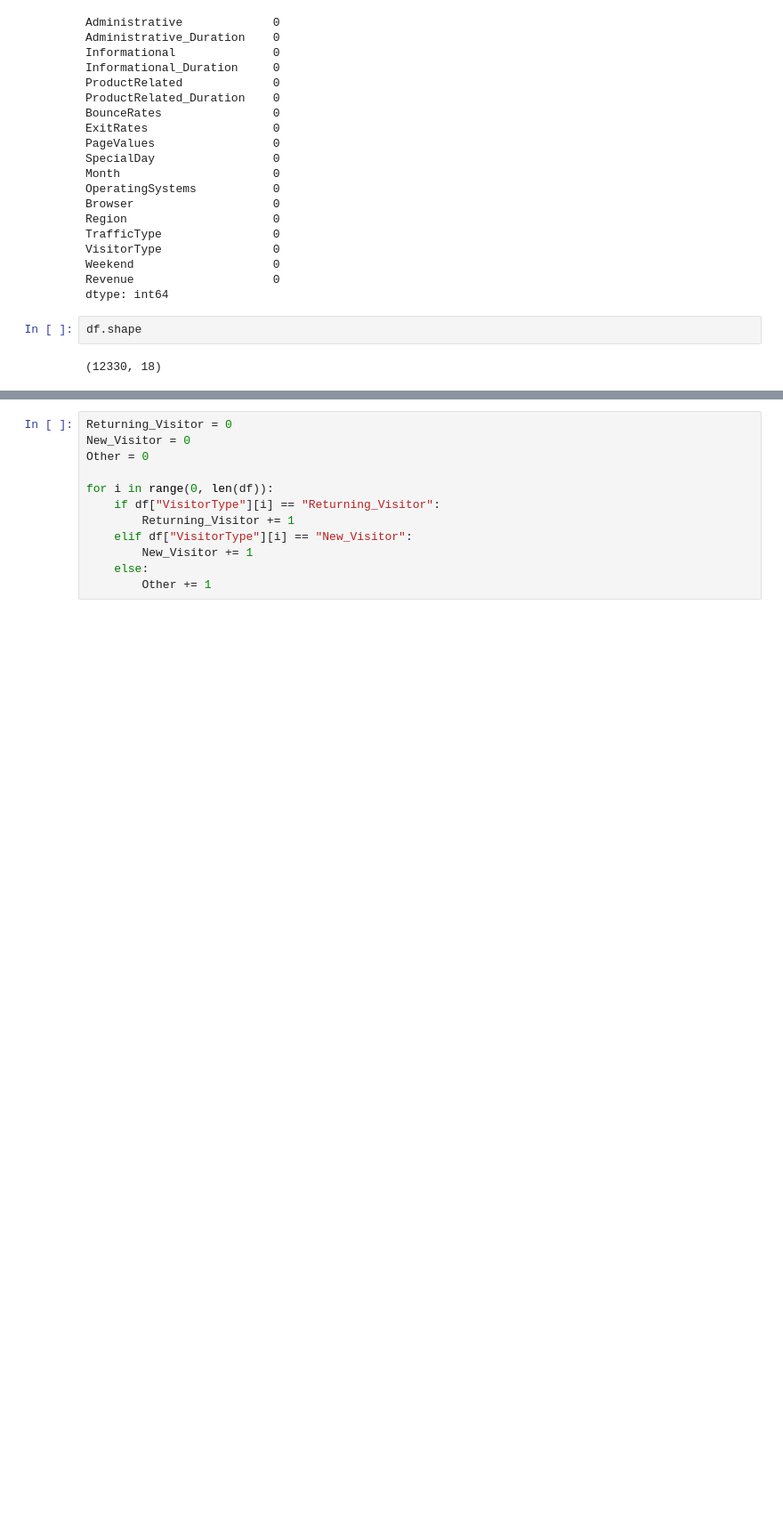
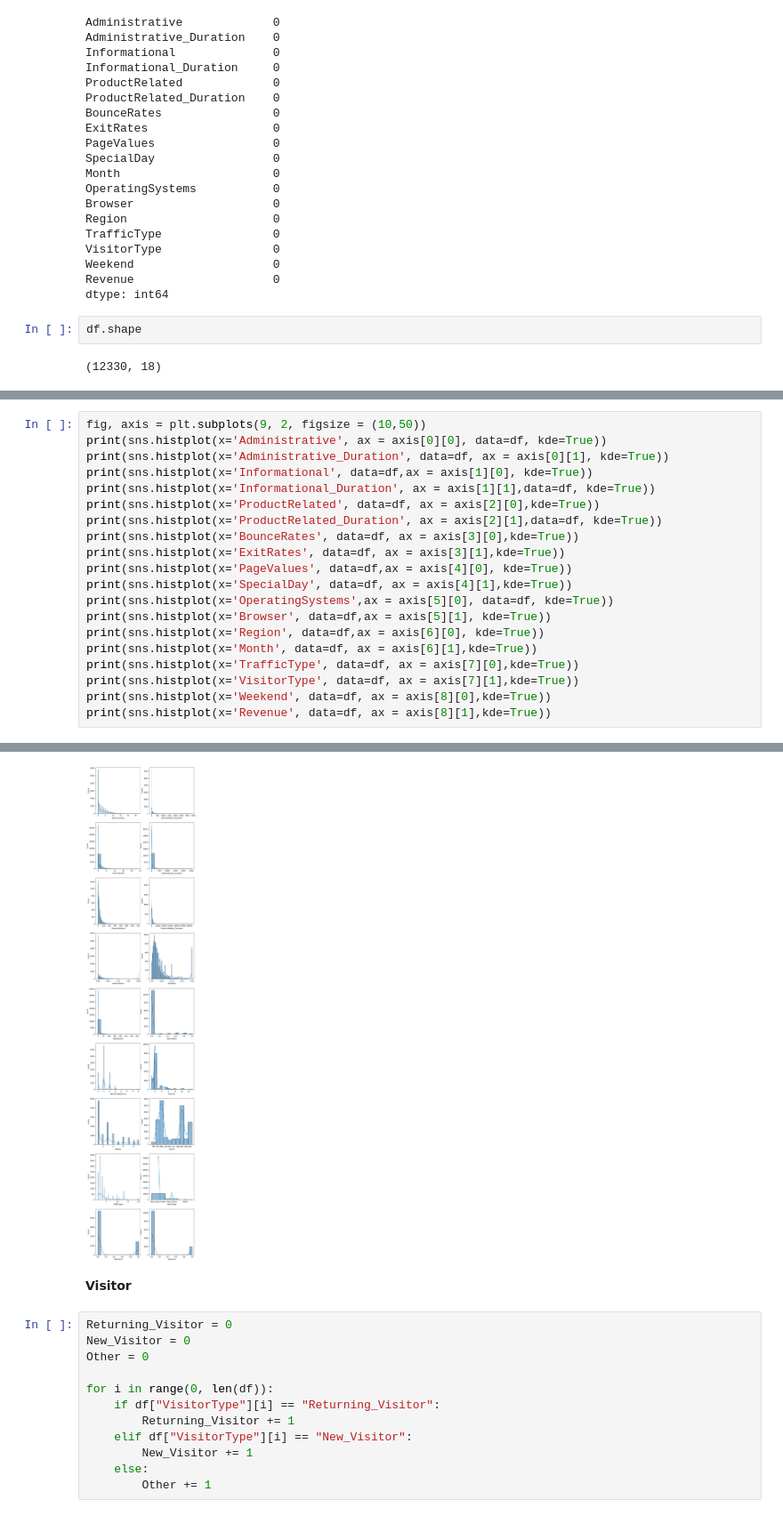
Before and after one commit to Mayank-MSJ-Singh/Online-Shoppers-Purchasing-Intention-Dataset, a Jupyter notebook: main.ipynb, the cells around one changed output, grey strips where cells are left out. Shown at 89% size. Saved outputs shown, nothing was run; the diff lists cells and outputs as text; blank space fills up the shorter version.

Commit message:
Adding some more graph

```diff
--- a/main.ipynb
+++ b/main.ipynb
@@ -86,0 +92,21 @@ print(pd.unique(df["Month"]))
+# %%
+fig, axis = plt.subplots(9, 2, figsize = (10,50))
+print(sns.histplot(x='Administrative', ax = axis[0][0], data=df, kde=True))
+print(sns.histplot(x='Administrative_Duration', data=df, ax = axis[0][1], kde=True))
+print(sns.histplot(x='Informational', data=df,ax = axis[1][0], kde=True))
+print(sns.histplot(x='Informational_Duration', ax = axis[1][1],data=df, kde=True))
+print(sns.histplot(x='ProductRelated', data=df, ax = axis[2][0],kde=True))
+print(sns.histplot(x='ProductRelated_Duration', ax = axis[2][1],data=df, kde=True))
+print(sns.histplot(x='BounceRates', data=df, ax = axis[3][0],kde=True))
+print(sns.histplot(x='ExitRates', data=df, ax = axis[3][1],kde=True))
+print(sns.histplot(x='PageValues', data=df,ax = axis[4][0], kde=True))
+print(sns.histplot(x='SpecialDay', data=df, ax = axis[4][1],kde=True))
+print(sns.histplot(x='OperatingSystems',ax = axis[5][0], data=df, kde=True))
+print(sns.histplot(x='Browser', data=df,ax = axis[5][1], kde=True))
+print(sns.histplot(x='Region', data=df,ax = axis[6][0], kde=True))
+print(sns.histplot(x='Month', data=df, ax = axis[6][1],kde=True))
+print(sns.histplot(x='TrafficType', data=df, ax = axis[7][0],kde=True))
+print(sns.histplot(x='VisitorType', data=df, ax = axis[7][1],kde=True))
+print(sns.histplot(x='Weekend', data=df, ax = axis[8][0],kde=True))
+print(sns.histplot(x='Revenue', data=df, ax = axis[8][1],kde=True))
+# %% [output]
@@ -87,3 +131,6 @@ print(pd.unique(df["Month"]))
+[figure, added]
+# %% [markdown]
+**Visitor**
 # %%
 Returning_Visitor = 0
 New_Visitor = 0
```
Also changed, not shown: parts of 19 cells of this notebook.
